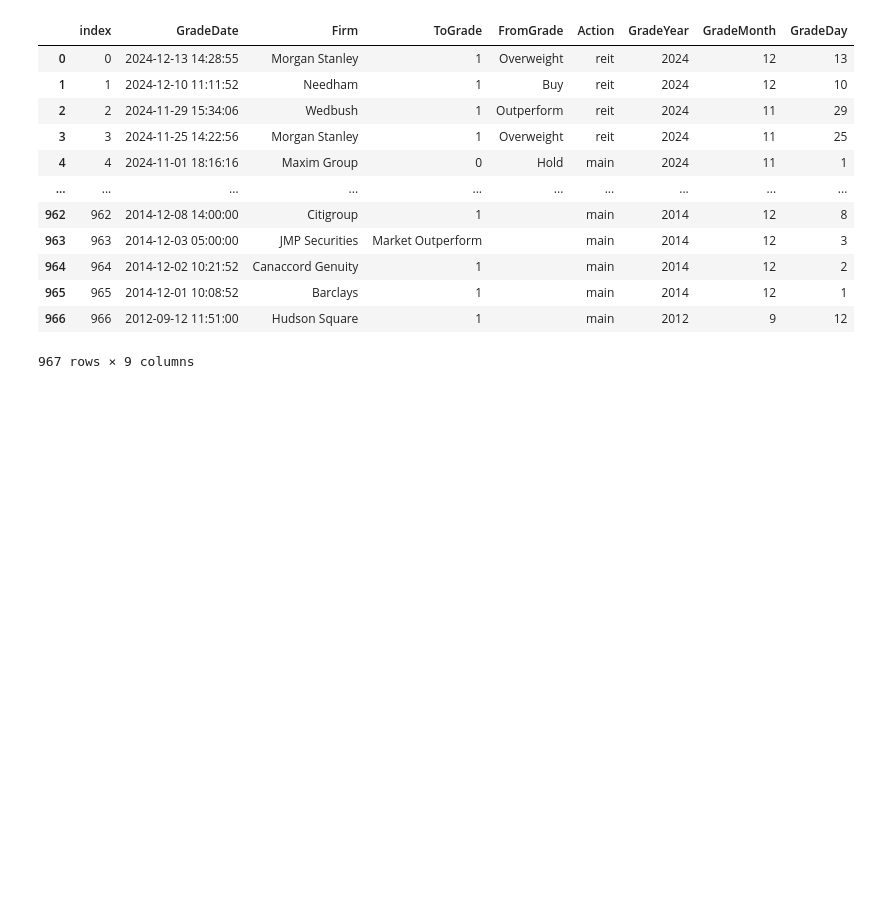
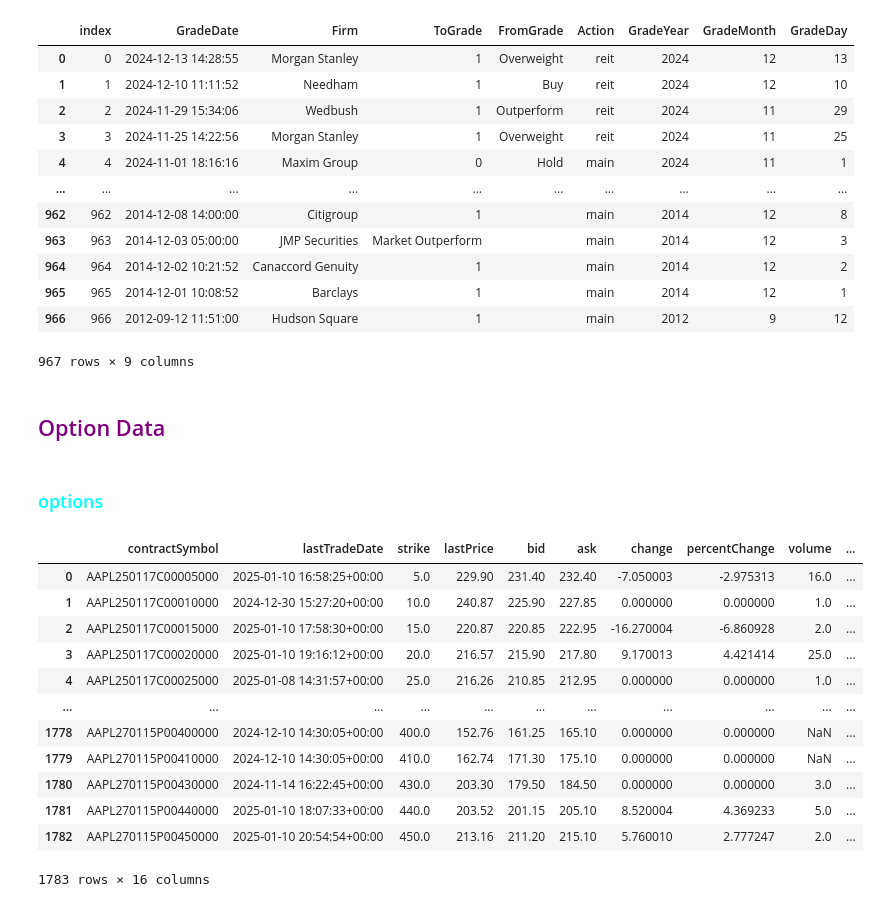
Before and after one commit to Clementadm/Projet_master, a Jupyter notebook: SRC/Api/api_yahoo.ipynb, the cells around one changed output. Drawn from its saved outputs; the diff is of its cells as text; code cells hidden in the pictures; blank space fills up the shorter version.

Commit message:
add options history YAHOO

```diff
--- a/SRC/Api/api_yahoo.ipynb
+++ b/SRC/Api/api_yahoo.ipynb
@@ -155,3 +165,57 @@ get_business_grades("AAPL")
 | 965 | 965 | 2014-12-01 10:08:52 | Barclays | 1 |  | main | 2014 | 12 | 1 |
 | 966 | 966 | 2012-09-12 11:51:00 | Hudson Square | 1 |  | main | 2012 | 9 | 12 |
 967 rows × 9 columns
+# %% [markdown]
+## <h2 style="color:purple"> Option Data
+# %% [markdown]
+### <h3 style="color:cyan"> options
+# %%
+def get_options(business_name):
+    """
+    Récuperation de toutes les options avec toutes les dates d'expiration connus
+    call → Une option CALL donne à l'acheteur le droit (mais pas l'obligation) d'ACHETER l'actif sous-jacent à un prix prédéfini avant ou à la date d'expiration
+    put → Une option PUT donne à l'acheteur le droit (mais pas l'obligation) de VENDRE l'actif sous-jacent à un prix prédéfini avant ou à la date d'expiration
+    """
+    business = yf.Ticker(business_name)
+
+    # Récupérer les dates d'expiration disponibles
+    expiration_dates = business.options
+
+    # liste pour stocker les données d'options
+    options_data = []
+
+    for date in expiration_dates:
+        # Récupérer les chaines d'options pour cette date
+        opt_chain = business.option_chain(date)
+
+        # Ajouter les calls et puts + col pour date et type
+        calls = opt_chain.calls
+        calls["expirationDate"] = date
+        calls["Type"] = "calls"
+
+        puts = opt_chain.puts
+        puts["expirationDate"] = date
+        puts["Type"] = "puts"
+
+        options_data.append(calls)
+        options_data.append(puts)
+
+    # Combiner toutes les données en un seul DataFrame
+    options_df = pd.concat(options_data, ignore_index=True)
+    return options_df
+# %%
+get_options("AAPL")
+# %% [output]
+|  | contractSymbol | lastTradeDate | strike | lastPrice | bid | ask | change | percentChange | volume | ... |
+| 0 | AAPL250117C00005000 | 2025-01-10 16:58:25+00:00 | 5.0 | 229.90 | 231.40 | 232.40 | -7.050003 | -2.975313 | 16.0 | ... |
+| 1 | AAPL250117C00010000 | 2024-12-30 15:27:20+00:00 | 10.0 | 240.87 | 225.90 | 227.85 | 0.000000 | 0.000000 | 1.0 | ... |
+| 2 | AAPL250117C00015000 | 2025-01-10 17:58:30+00:00 | 15.0 | 220.87 | 220.85 | 222.95 | -16.270004 | -6.860928 | 2.0 | ... |
+| 3 | AAPL250117C00020000 | 2025-01-10 19:16:12+00:00 | 20.0 | 216.57 | 215.90 | 217.80 | 9.170013 | 4.421414 | 25.0 | ... |
+| 4 | AAPL250117C00025000 | 2025-01-08 14:31:57+00:00 | 25.0 | 216.26 | 210.85 | 212.95 | 0.000000 | 0.000000 | 1.0 | ... |
+| ... | ... | ... | ... | ... | ... | ... | ... | ... | ... | ... |
+| 1778 | AAPL270115P00400000 | 2024-12-10 14:30:05+00:00 | 400.0 | 152.76 | 161.25 | 165.10 | 0.000000 | 0.000000 | NaN | ... |
+| 1779 | AAPL270115P00410000 | 2024-12-10 14:30:05+00:00 | 410.0 | 162.74 | 171.30 | 175.10 | 0.000000 | 0.000000 | NaN | ... |
+| 1780 | AAPL270115P00430000 | 2024-11-14 16:22:45+00:00 | 430.0 | 203.30 | 179.50 | 184.50 | 0.000000 | 0.000000 | 3.0 | ... |
+| 1781 | AAPL270115P00440000 | 2025-01-10 18:07:33+00:00 | 440.0 | 203.52 | 201.15 | 205.10 | 8.520004 | 4.369233 | 5.0 | ... |
+| 1782 | AAPL270115P00450000 | 2025-01-10 20:54:54+00:00 | 450.0 | 213.16 | 211.20 | 215.10 | 5.760010 | 2.777247 | 2.0 | ... |
+1783 rows × 16 columns
```
Also changed, not shown: parts of 2 cells of this notebook.
